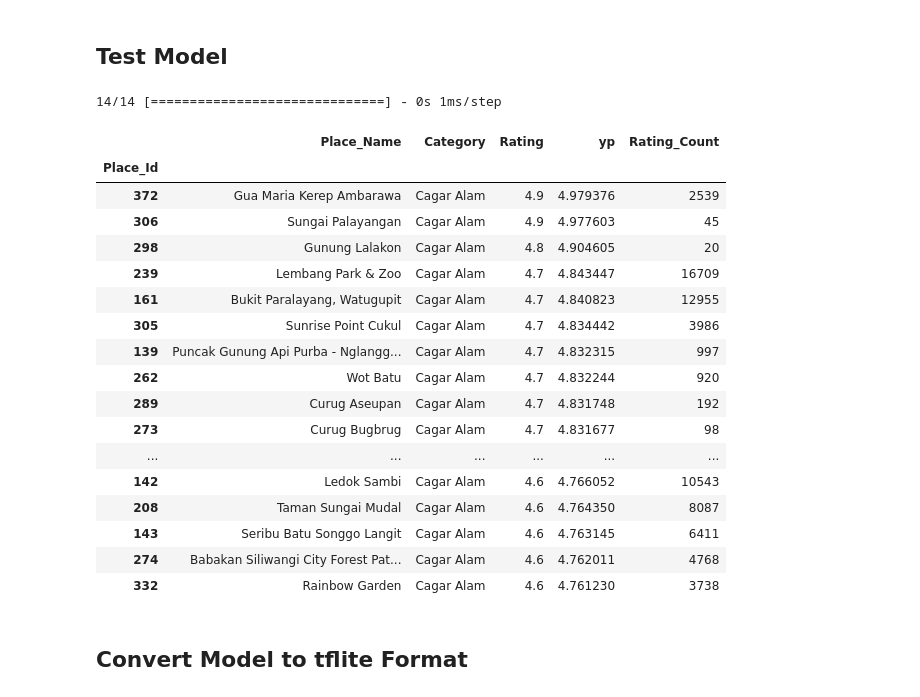
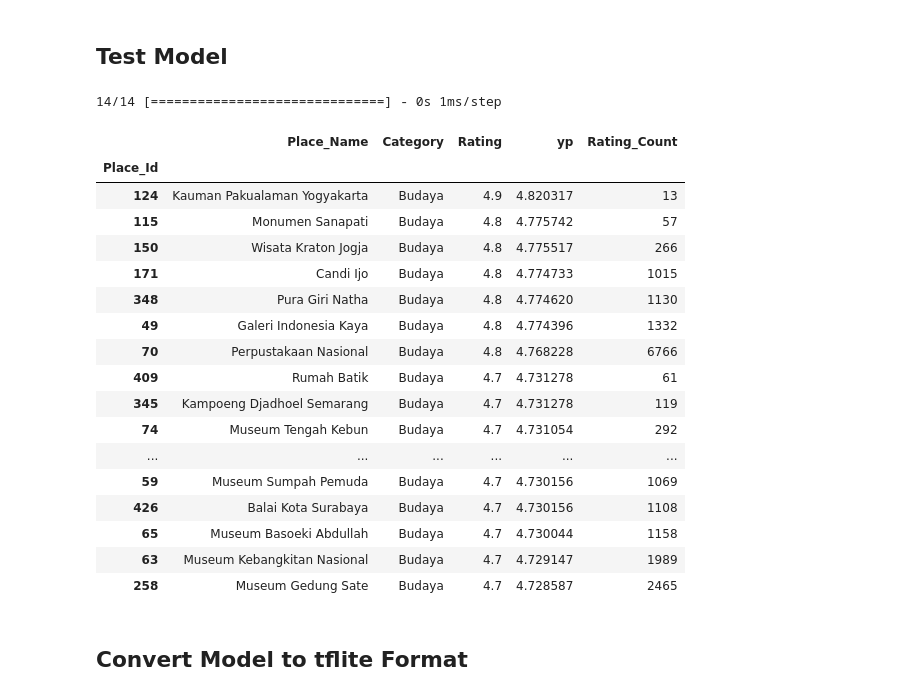
Before and after one commit to Project-Capstone-Bangkit-2023/myTravel-model, a Jupyter notebook: recommender.ipynb, the cells around one changed output. Drawn from its saved outputs; the diff is of its cells as text; code cells hidden in the pictures.

```diff
--- a/recommender.ipynb
+++ b/recommender.ipynb
@@ -323,59 +329,59 @@ sorted_items.insert(4, "yp", sorted_ypu.flatten())
 sorted_items.set_index("Place_Id").head(20)
 """
 
-rate_Budaya = 4.8
-rate_Taman_Hiburan = 3.5
-rate_Cagar_Alam = 4.8
-rate_Bahari = 4.5
-rate_Pusat_Perbelanjaan	= 4.5
-rate_Tempat_Ibadah = 3.5
+rate_Budaya = 5
+rate_Taman_Hiburan = 3
+rate_Cagar_Alam = 3
+rate_Bahari = 3
+rate_Pusat_Perbelanjaan	= 3
+rate_Tempat_Ibadah = 3
 
 user_vec = [rate_Budaya, rate_Taman_Hiburan, rate_Cagar_Alam,
                       rate_Bahari, rate_Pusat_Perbelanjaan, rate_Tempat_Ibadah]
 
 # generate and replicate the user vector to match the number movies in the data set.
 user_vecs = np.array(gen_user_vecs(user_vec,len(place_rating)))
 item_vecs = place_rating.drop("Place_Id", axis=1).copy()
 
 
 
 # scale our user and item vectors
 suser_vecs = (user_vecs-3)/2
 sitem_vecs = item_vecs.copy()
 sitem_vecs["Rating"] = (sitem_vecs["Rating"]-3)/2
 sitem_vecs["Rating_Count"] = (sitem_vecs["Rating_Count"])/50
 
 # make a prediction
 y_p = model.predict([suser_vecs, sitem_vecs])
 
 # unscale y prediction
 y_pu = y_p*2+3
 sorted_index = np.argsort((-y_pu),axis=0).reshape(-1).tolist() #negate to get largest rating first
 sorted_ypu   = y_pu[sorted_index]
 sorted_items = data_place.copy()
 sorted_items = sorted_items.loc[sorted_index,:]  #using unscaled vectors for display
 sorted_items.insert(4, "yp", sorted_ypu.flatten())
 sorted_items.set_index("Place_Id").head(20)
 # %% [output]
 14/14 [==============================] - 0s 1ms/step
 |  | Place_Name | Category | Rating | yp | Rating_Count |
 | Place_Id |  |  |  |  |  |
-| 372 | Gua Maria Kerep Ambarawa | Cagar Alam | 4.9 | 4.979376 | 2539 |
-| 306 | Sungai Palayangan | Cagar Alam | 4.9 | 4.977603 | 45 |
-| 298 | Gunung Lalakon | Cagar Alam | 4.8 | 4.904605 | 20 |
-| 239 | Lembang Park & Zoo | Cagar Alam | 4.7 | 4.843447 | 16709 |
-| 161 | Bukit Paralayang, Watugupit | Cagar Alam | 4.7 | 4.840823 | 12955 |
-| 305 | Sunrise Point Cukul | Cagar Alam | 4.7 | 4.834442 | 3986 |
-| 139 | Puncak Gunung Api Purba - Nglangg... | Cagar Alam | 4.7 | 4.832315 | 997 |
-| 262 | Wot Batu | Cagar Alam | 4.7 | 4.832244 | 920 |
-| 289 | Curug Aseupan | Cagar Alam | 4.7 | 4.831748 | 192 |
-| 273 | Curug Bugbrug | Cagar Alam | 4.7 | 4.831677 | 98 |
+| 124 | Kauman Pakualaman Yogyakarta | Budaya | 4.9 | 4.820317 | 13 |
+| 115 | Monumen Sanapati | Budaya | 4.8 | 4.775742 | 57 |
+| 150 | Wisata Kraton Jogja | Budaya | 4.8 | 4.775517 | 266 |
+| 171 | Candi Ijo | Budaya | 4.8 | 4.774733 | 1015 |
+| 348 | Pura Giri Natha | Budaya | 4.8 | 4.774620 | 1130 |
+| 49 | Galeri Indonesia Kaya | Budaya | 4.8 | 4.774396 | 1332 |
+| 70 | Perpustakaan Nasional | Budaya | 4.8 | 4.768228 | 6766 |
+| 409 | Rumah Batik | Budaya | 4.7 | 4.731278 | 61 |
+| 345 | Kampoeng Djadhoel Semarang | Budaya | 4.7 | 4.731278 | 119 |
+| 74 | Museum Tengah Kebun | Budaya | 4.7 | 4.731054 | 292 |
 | ... | ... | ... | ... | ... | ... |
-| 142 | Ledok Sambi | Cagar Alam | 4.6 | 4.766052 | 10543 |
-| 208 | Taman Sungai Mudal | Cagar Alam | 4.6 | 4.764350 | 8087 |
-| 143 | Seribu Batu Songgo Langit | Cagar Alam | 4.6 | 4.763145 | 6411 |
-| 274 | Babakan Siliwangi City Forest Pat... | Cagar Alam | 4.6 | 4.762011 | 4768 |
-| 332 | Rainbow Garden | Cagar Alam | 4.6 | 4.761230 | 3738 |
+| 59 | Museum Sumpah Pemuda | Budaya | 4.7 | 4.730156 | 1069 |
+| 426 | Balai Kota Surabaya | Budaya | 4.7 | 4.730156 | 1108 |
+| 65 | Museum Basoeki Abdullah | Budaya | 4.7 | 4.730044 | 1158 |
+| 63 | Museum Kebangkitan Nasional | Budaya | 4.7 | 4.729147 | 1989 |
+| 258 | Museum Gedung Sate | Budaya | 4.7 | 4.728587 | 2465 |
 # %%
 """Predictions for Hidden Gems"""
 
```
Also changed, not shown: parts of 9 cells of this notebook.
